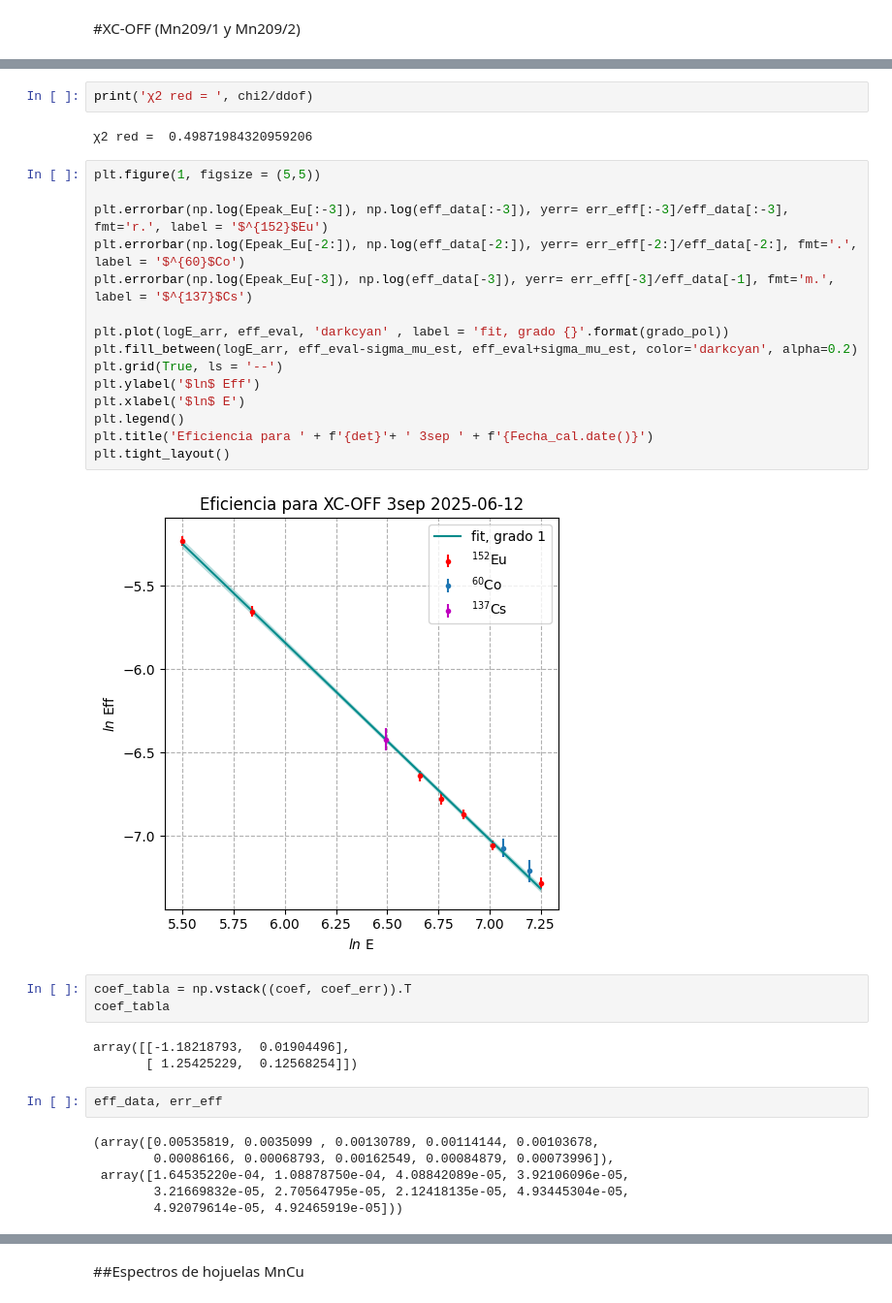
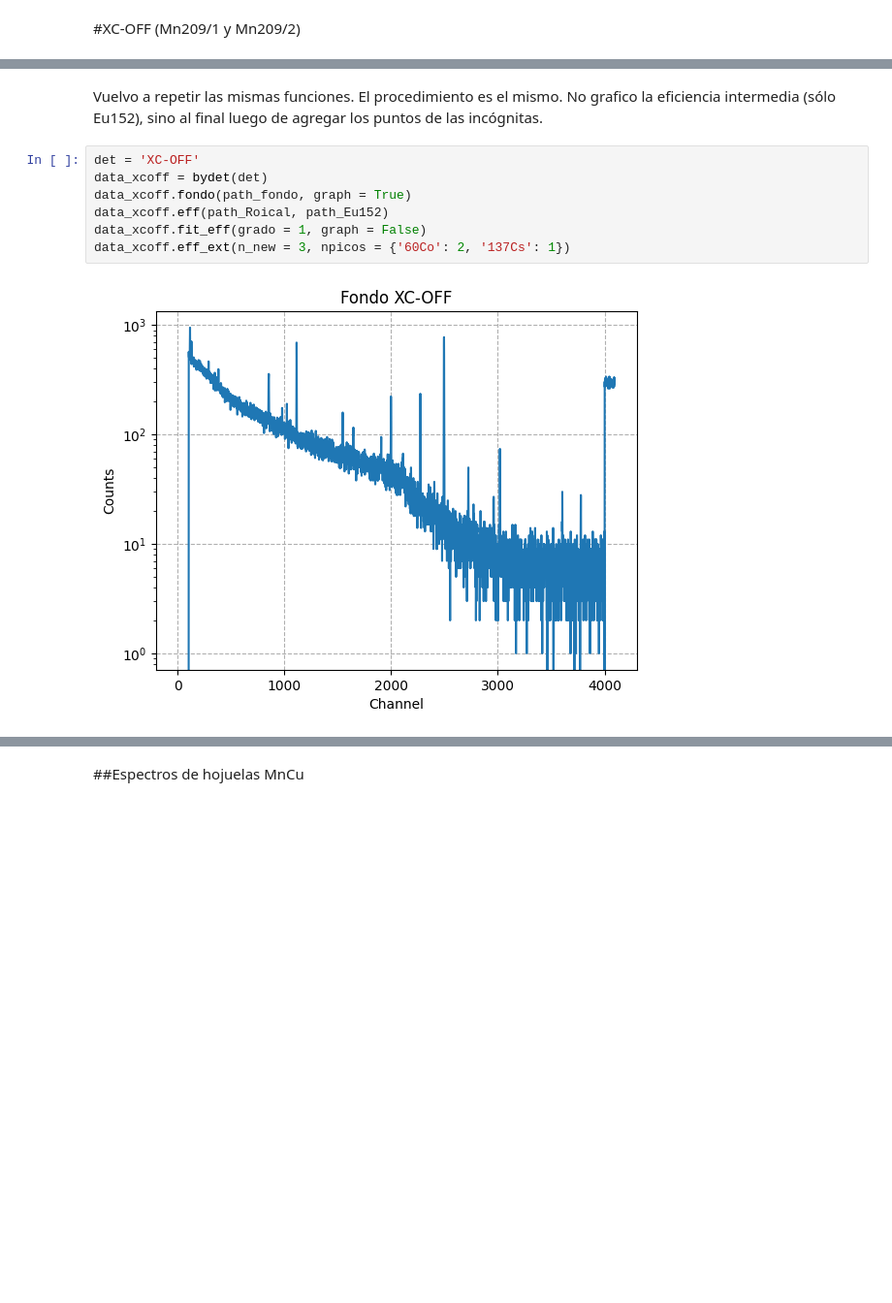
Before and after one commit to lexisantos/lintatpromptgamma, a Jupyter notebook: HPGe_PGflux.ipynb, the cells around one changed output, grey strips where cells are left out. Shown: that part at 97% size. Cells and saved outputs as stored; diff of their text form; blank space fills up the shorter version.

```diff
--- a/HPGe_PGflux.ipynb
+++ b/HPGe_PGflux.ipynb
@@ -612,35 +389,11 @@ a0 = 1.254 ± 0.126
-# %%
-print('χ2 red = ', chi2/ddof)
-# %% [output]
-χ2 red =  0.49871984320959206
-# %%
-plt.figure(1, figsize = (5,5))
-
-plt.errorbar(np.log(Epeak_Eu[:-3]), np.log(eff_data[:-3]), yerr= err_eff[:-3]/eff_data[:-3], fmt='r.', label = '$^{152}$Eu')
-plt.errorbar(np.log(Epeak_Eu[-2:]), np.log(eff_data[-2:]), yerr= err_eff[-2:]/eff_data[-2:], fmt='.', label = '$^{60}$Co')
-plt.errorbar(np.log(Epeak_Eu[-3]), np.log(eff_data[-3]), yerr= err_eff[-3]/eff_data[-1], fmt='m.', label = '$^{137}$Cs')
-
-plt.plot(logE_arr, eff_eval, 'darkcyan' , label = 'fit, grado {}'.format(grado_pol))
-plt.fill_between(logE_arr, eff_eval-sigma_mu_est, eff_eval+sigma_mu_est, color='darkcyan', alpha=0.2)
-plt.grid(True, ls = '--')
-plt.ylabel('$ln$ Eff')
-plt.xlabel('$ln$ E')
-plt.legend()
-plt.title('Eficiencia para ' + f'{det}'+ ' 3sep ' + f'{Fecha_cal.date()}')
-plt.tight_layout()
-# %% [output]
-[figure, removed]
-# %%
-coef_tabla = np.vstack((coef, coef_err)).T
-coef_tabla
-# %% [output]
-array([[-1.18218793,  0.01904496],
-       [ 1.25425229,  0.12568254]])
-# %%
-eff_data, err_eff
-# %% [output]
-(array([0.00535819, 0.0035099 , 0.00130789, 0.00114144, 0.00103678,
-        0.00086166, 0.00068793, 0.00162549, 0.00084879, 0.00073996]),
- array([1.64535220e-04, 1.08878750e-04, 4.08842089e-05, 3.92106096e-05,
-        3.21669832e-05, 2.70564795e-05, 2.12418135e-05, 4.93445304e-05,
-        4.92079614e-05, 4.92465919e-05]))
+# %% [markdown]
+Vuelvo a repetir las mismas funciones. El procedimiento es el mismo. No grafico la eficiencia intermedia (sólo Eu152), sino al final luego de agregar los puntos de las incógnitas.
+# %%
+det = 'XC-OFF'
+data_xcoff = bydet(det)
+data_xcoff.fondo(path_fondo, graph = True)
+data_xcoff.eff(path_Roical, path_Eu152)
+data_xcoff.fit_eff(grado = 1, graph = False)
+data_xcoff.eff_ext(n_new = 3, npicos = {'60Co': 2, '137Cs': 1})
+# %% [output]
+[figure, added]
```
Also changed, not shown: parts of 139 cells of this notebook.
